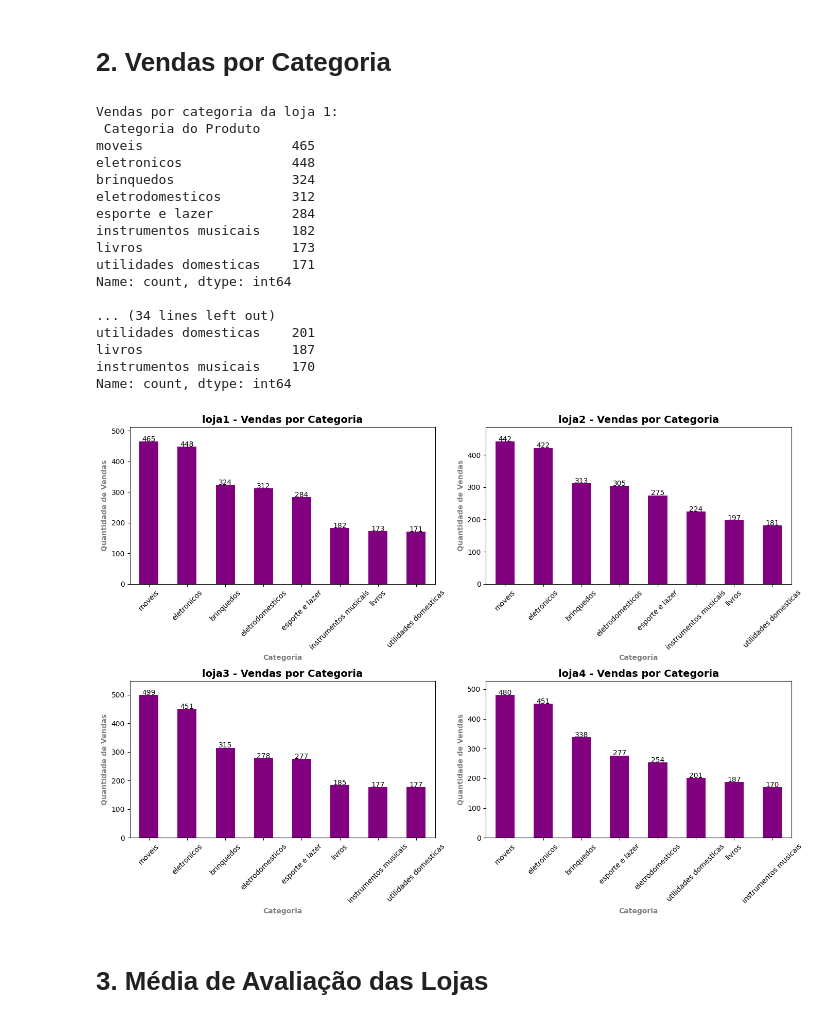
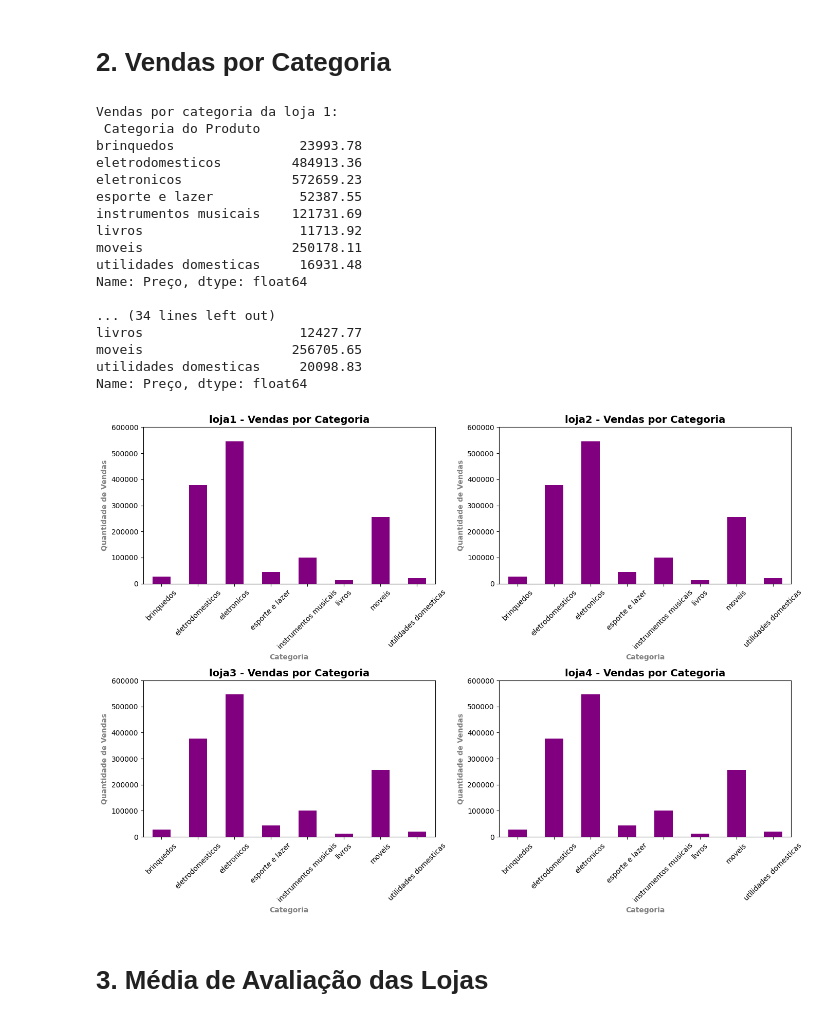
Before and after one commit to claudiaapj/challengeAluraStore, a Jupyter notebook: AluraStoreBr.ipynb, the cells around one changed output. Cells and saved outputs as stored; diff of their text form; code cells hidden in the pictures.

```diff
--- a/AluraStoreBr.ipynb
+++ b/AluraStoreBr.ipynb
@@ -57,45 +57,47 @@ plt.show()
 # %%
 lojas = [loja1, loja2, loja3, loja4]
 for i, loja in enumerate(lojas, start=1):
-    loja_categoria = loja['Categoria do Produto'].value_counts()
-    print(f'Vendas por categoria da loja {i}: \n {loja_categoria}\n \n')
+    loja = loja.dropna(subset=['Categoria do Produto'])
+    loja['Preço'] = loja['Preço'].fillna(0)
+    loja['Preço'] = loja['Preço'].astype(float)
+    vendas_categoria=loja.groupby('Categoria do Produto') ['Preço'].sum()
+
+    print(f'Vendas por categoria da loja {i}: \n {vendas_categoria}\n \n')
 # %% [output]
 Vendas por categoria da loja 1:
  Categoria do Produto
-moveis                   465
-eletronicos              448
-brinquedos               324
-eletrodomesticos         312
-esporte e lazer          284
-instrumentos musicais    182
-livros                   173
-utilidades domesticas    171
-Name: count, dtype: int64
+brinquedos                23993.78
+eletrodomesticos         484913.36
+eletronicos              572659.23
+esporte e lazer           52387.55
+instrumentos musicais    121731.69
+livros                    11713.92
+moveis                   250178.11
+utilidades domesticas     16931.48
+Name: Preço, dtype: float64
 
 ... (34 lines left out)
-utilidades domesticas    201
-livros                   187
-instrumentos musicais    170
-Name: count, dtype: int64
+livros                    12427.77
+moveis                   256705.65
+utilidades domesticas     20098.83
+Name: Preço, dtype: float64
 # %%
 fig, grafico = plt.subplots(2,2, figsize=(14,10))
 axs = grafico.flatten()
 
 for i , (loja, nome) in enumerate(zip(lojas, nome_loja)):
-  categoria = loja['Categoria do Produto'].value_counts()
+  categoria = vendas_categoria
   ax = axs[i]
   categoria.plot(kind='bar', color='purple', ax=ax)
   ax.set_ylim(0, categoria.max() * 1.1)
   ax.set_title(f'{nome} - Vendas por Categoria', fontsize= 14, fontweight='bold')
   ax.set_xlabel('Categoria', fontweight='bold', color='gray')
   ax.set_ylabel('Quantidade de Vendas', fontweight='bold', color='gray')
   ax.tick_params(axis='x', rotation=45)
-  for g, valor in enumerate(categoria):
-    ax.text(g, valor + 0.09, str(valor), ha='center')
 plt.tight_layout()
 plt.show()
 # %% [output]
-[figure, old version]
+[figure, new version]
 # %% [markdown]
 # 3. Média de Avaliação das Lojas
 # %%
```
Also changed, not shown: parts of 2 cells of this notebook, 2 other files.
